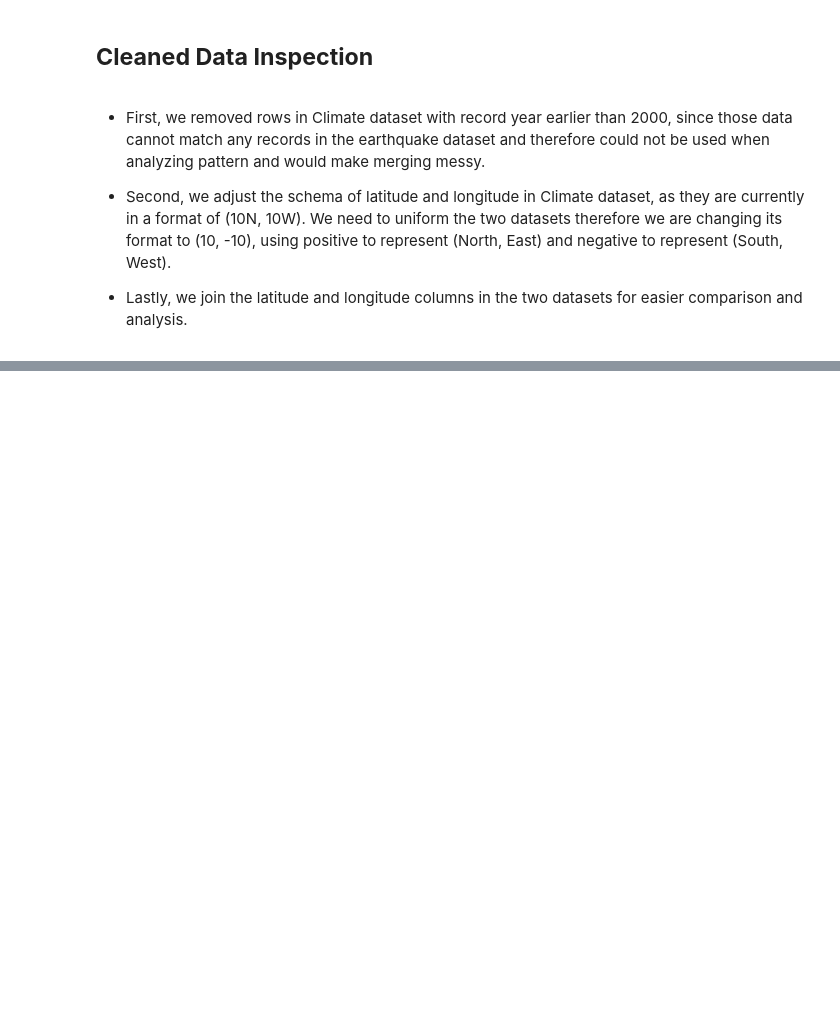
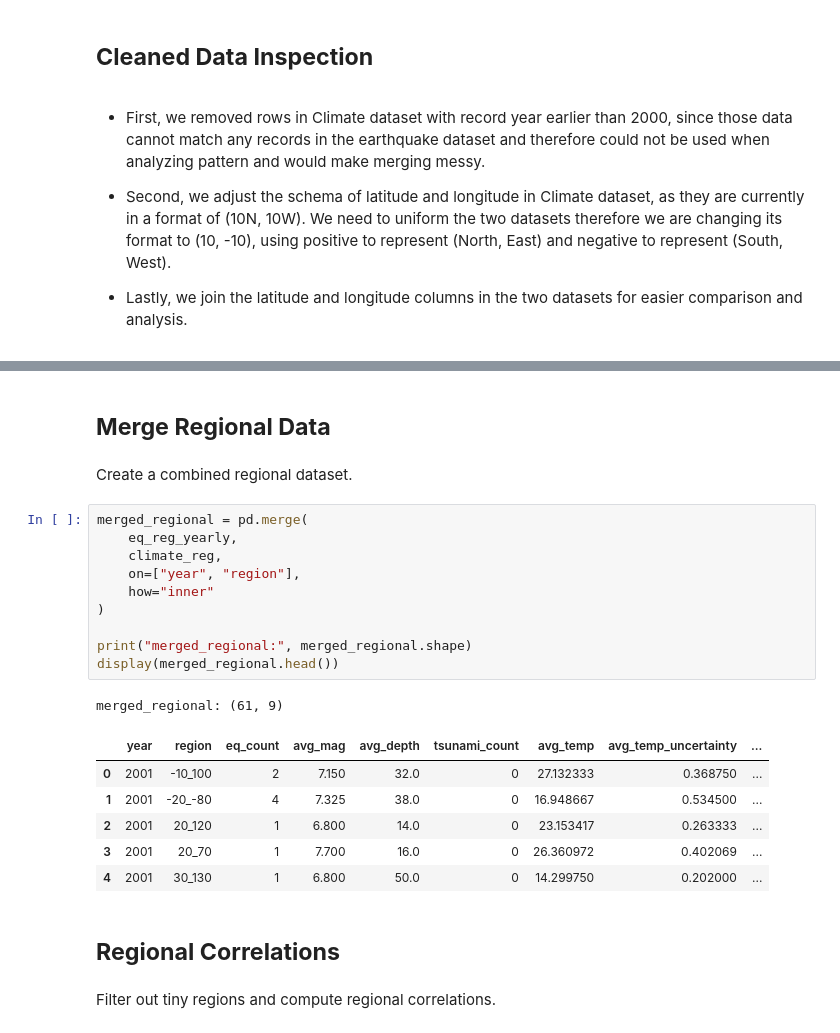
Before and after one commit to GeorgeWang1557/UIUC-IS477-Qemal-George, a Jupyter notebook: Course Project.ipynb, the cells around one changed output, grey strips where cells are left out. Drawn from its saved outputs; the diff is of its cells as text; blank space fills up the shorter version.

```diff
--- a/Course Project.ipynb
+++ b/Course Project.ipynb
@@ -118,0 +337,26 @@ df_earthquake_cleaned.head()
+# %% [markdown]
+## **Merge Regional Data**
+# %% [markdown]
+Create a combined regional dataset.
+# %%
+merged_regional = pd.merge(
+    eq_reg_yearly,
+    climate_reg,
+    on=["year", "region"],
+    how="inner"
+)
+
+print("merged_regional:", merged_regional.shape)
+display(merged_regional.head())
+# %% [output]
+merged_regional: (61, 9)
+|  | year | region | eq_count | avg_mag | avg_depth | tsunami_count | avg_temp | avg_temp_uncertainty | ... |
+| 0 | 2001 | -10_100 | 2 | 7.150 | 32.0 | 0 | 27.132333 | 0.368750 | ... |
+| 1 | 2001 | -20_-80 | 4 | 7.325 | 38.0 | 0 | 16.948667 | 0.534500 | ... |
+| 2 | 2001 | 20_120 | 1 | 6.800 | 14.0 | 0 | 23.153417 | 0.263333 | ... |
+| 3 | 2001 | 20_70 | 1 | 7.700 | 16.0 | 0 | 26.360972 | 0.402069 | ... |
+| 4 | 2001 | 30_130 | 1 | 6.800 | 50.0 | 0 | 14.299750 | 0.202000 | ... |
+# %% [markdown]
+## **Regional Correlations**
+# %% [markdown]
+Filter out tiny regions and compute regional correlations.
```
Also changed, not shown: parts of 31 cells of this notebook.
